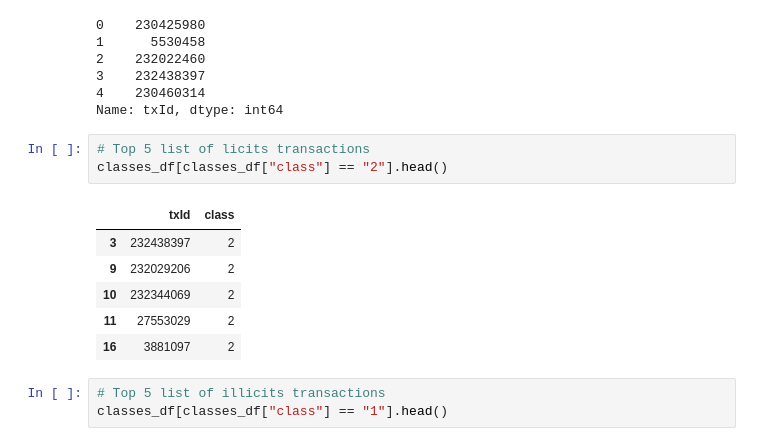
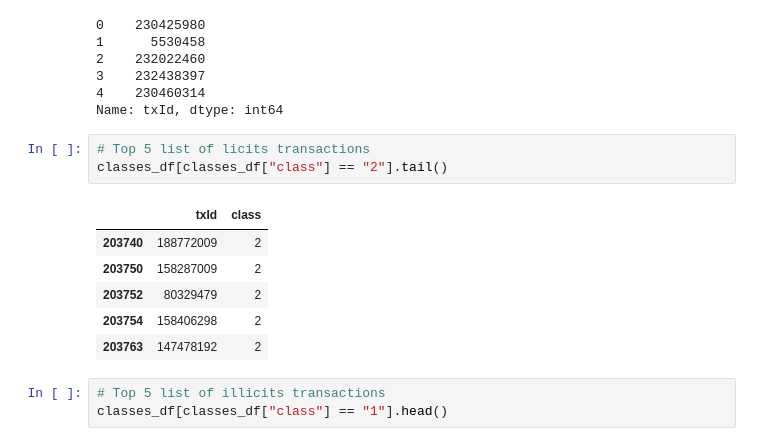
Before and after one commit to ricleongo/CM3070_FinalProject, a Jupyter notebook: back-end/analysis/Multi_Distance_Analysis.ipynb, the cells around one changed output. Cells and saved outputs as stored; diff of their text form.

```diff
--- a/back-end/analysis/Multi_Distance_Analysis.ipynb
+++ b/back-end/analysis/Multi_Distance_Analysis.ipynb
@@ -203,14 +203,14 @@ classes_df["txId"].head()
 Name: txId, dtype: int64
 # %%
 # Top 5 list of licits transactions
-classes_df[classes_df["class"] == "2"].head()
+classes_df[classes_df["class"] == "2"].tail()
 # %% [output]
 |  | txId | class |
-| 3 | 232438397 | 2 |
-| 9 | 232029206 | 2 |
-| 10 | 232344069 | 2 |
-| 11 | 27553029 | 2 |
-| 16 | 3881097 | 2 |
+| 203740 | 188772009 | 2 |
+| 203750 | 158287009 | 2 |
+| 203752 | 80329479 | 2 |
+| 203754 | 158406298 | 2 |
+| 203763 | 147478192 | 2 |
 # %%
 # Top 5 list of illicits transactions
 classes_df[classes_df["class"] == "1"].head()
```
Also changed, not shown: 45 other files.
